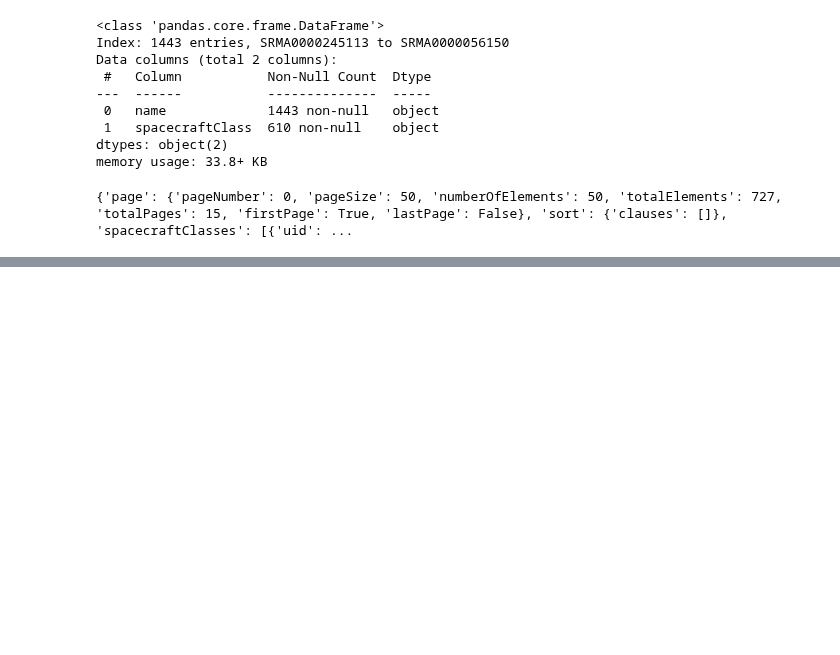
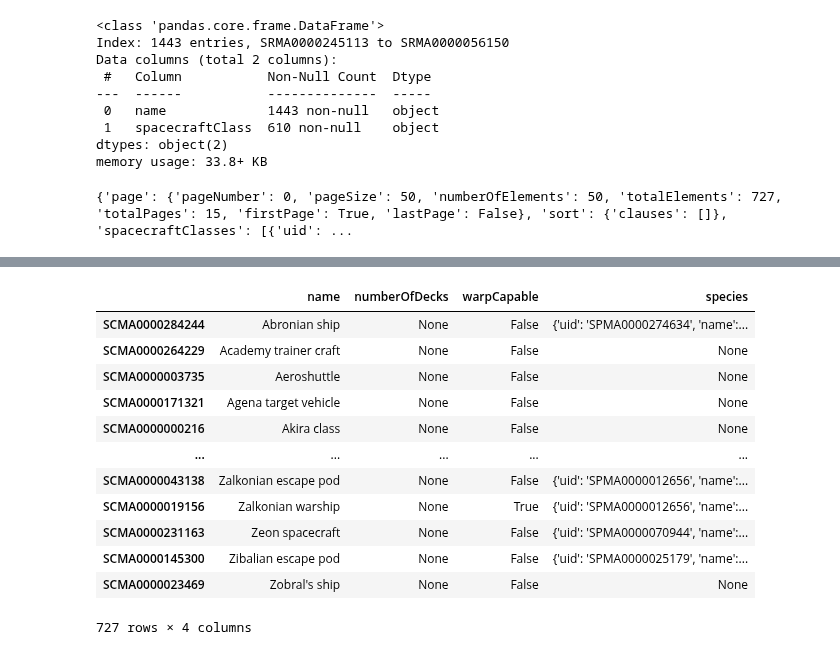
Before and after one commit to wesiswes629/wookiestapi, a Jupyter notebook: strek/notebooks/startrek.ipynb, the cells around one changed output, grey strips where cells are left out. Cells and saved outputs as stored; diff of their text form; code cells hidden in the pictures; blank space fills up the shorter version.

Commit message:
st spacecraft classes parquet created

```diff
--- a/strek/notebooks/startrek.ipynb
+++ b/strek/notebooks/startrek.ipynb
@@ -331,0 +329,43 @@ print(response)
+# %%
+# creating a loop to run continuously to pull all spacecraft classes to a dictionary
+
+spacecraft_classes = {}
+page_number = 0
+page_size = 50
+
+while True:
+    criteria = stapi.search_criteria.SpacecraftClassSearchCriteria(pageNumber=page_number, pageSize=page_size, sort="")
+    response = stapi.RestClient().spacecraftClass.search(criteria)
+    if not response['spacecraftClasses']:
+        break
+    for spacecraft_class in response['spacecraftClasses']:
+        spacecraft_classes[spacecraft_class['uid']] = {
+            'name': spacecraft_class['name'],
+            'numberOfDecks': spacecraft_class.get('numberOfDecks'),
+            'warpCapable': spacecraft_class.get('warpCapable'),
+            'species': spacecraft_class.get('species')
+        }
+    page_number += 1
+# %%
+# create a dataframe from the star trek spacecraft classes dictionary
+st_craft_classes = pd.DataFrame(spacecraft_classes)
+
+# transpose dataframe
+st_craft_classes = st_craft_classes.T
+# %%
+# view dataframe
+st_craft_classes
+# %% [output]
+|  | name | numberOfDecks | warpCapable | species |
+| SCMA0000284244 | Abronian ship | None | False | {'uid': 'SPMA0000274634', 'name':... |
+| SCMA0000264229 | Academy trainer craft | None | False | None |
+| SCMA0000003735 | Aeroshuttle | None | False | None |
+| SCMA0000171321 | Agena target vehicle | None | False | None |
+| SCMA0000000216 | Akira class | None | False | None |
+| ... | ... | ... | ... | ... |
+| SCMA0000043138 | Zalkonian escape pod | None | False | {'uid': 'SPMA0000012656', 'name':... |
+| SCMA0000019156 | Zalkonian warship | None | True | {'uid': 'SPMA0000012656', 'name':... |
+| SCMA0000231163 | Zeon spacecraft | None | False | {'uid': 'SPMA0000070944', 'name':... |
+| SCMA0000145300 | Zibalian escape pod | None | False | {'uid': 'SPMA0000025179', 'name':... |
+| SCMA0000023469 | Zobral's ship | None | False | None |
+727 rows × 4 columns
```
Also changed, not shown: parts of 3 cells of this notebook, 1 other file.
